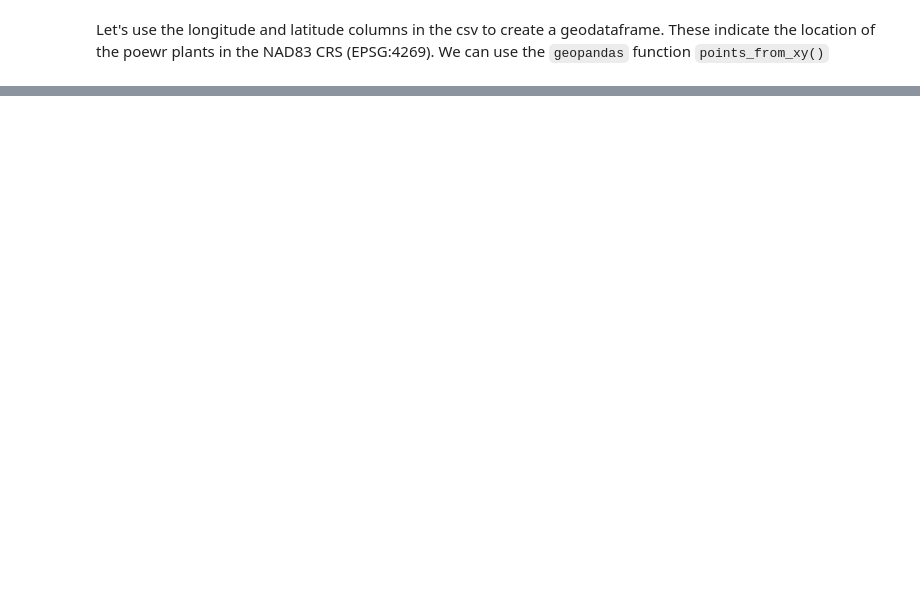
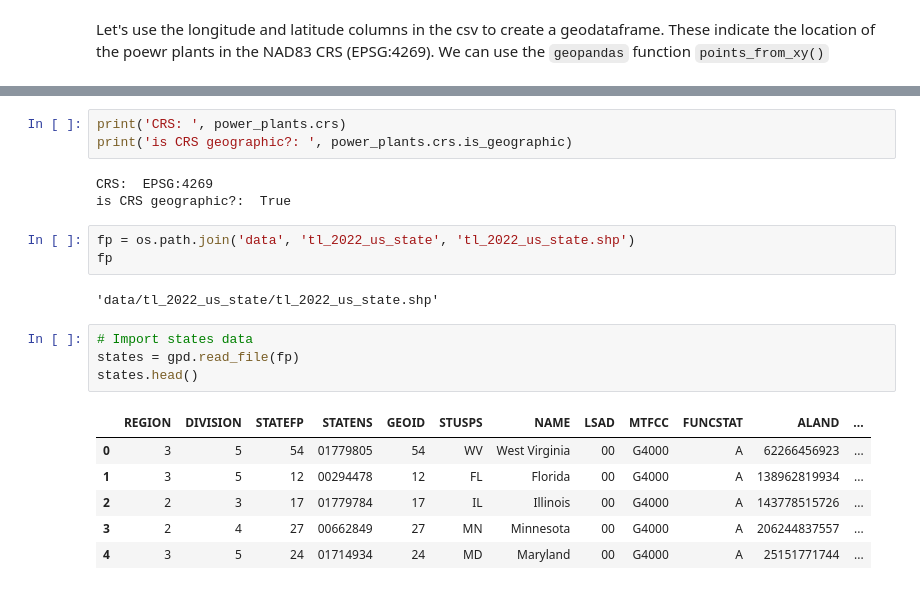
Before and after one commit to kimberleewong/eds220-2024-in-class, a Jupyter notebook: week5-csv-to-geodf.ipynb, the cells around one changed output, grey strips where cells are left out. Cells and saved outputs as stored; diff of their text form; blank space fills up the shorter version.

```diff
--- a/week5-csv-to-geodf.ipynb
+++ b/week5-csv-to-geodf.ipynb
@@ -45,0 +51,22 @@ CRSError: Invalid projection: WGS1984: (Internal Proj Error: proj_create: SQLite
+# %%
+print('CRS: ', power_plants.crs)
+print('is CRS geographic?: ', power_plants.crs.is_geographic)
+# %% [output]
+CRS:  EPSG:4269
+is CRS geographic?:  True
+# %%
+fp = os.path.join('data', 'tl_2022_us_state', 'tl_2022_us_state.shp')
+fp
+# %% [output]
+'data/tl_2022_us_state/tl_2022_us_state.shp'
+# %%
+# Import states data
+states = gpd.read_file(fp)
+states.head()
+# %% [output]
+|  | REGION | DIVISION | STATEFP | STATENS | GEOID | STUSPS | NAME | LSAD | MTFCC | FUNCSTAT | ALAND | ... |
+| 0 | 3 | 5 | 54 | 01779805 | 54 | WV | West Virginia | 00 | G4000 | A | 62266456923 | ... |
+| 1 | 3 | 5 | 12 | 00294478 | 12 | FL | Florida | 00 | G4000 | A | 138962819934 | ... |
+| 2 | 2 | 3 | 17 | 01779784 | 17 | IL | Illinois | 00 | G4000 | A | 143778515726 | ... |
+| 3 | 2 | 4 | 27 | 00662849 | 27 | MN | Minnesota | 00 | G4000 | A | 206244837557 | ... |
+| 4 | 3 | 5 | 24 | 01714934 | 24 | MD | Maryland | 00 | G4000 | A | 25151771744 | ... |
```
Also changed, not shown: parts of 2 cells of this notebook, 2 other files.
